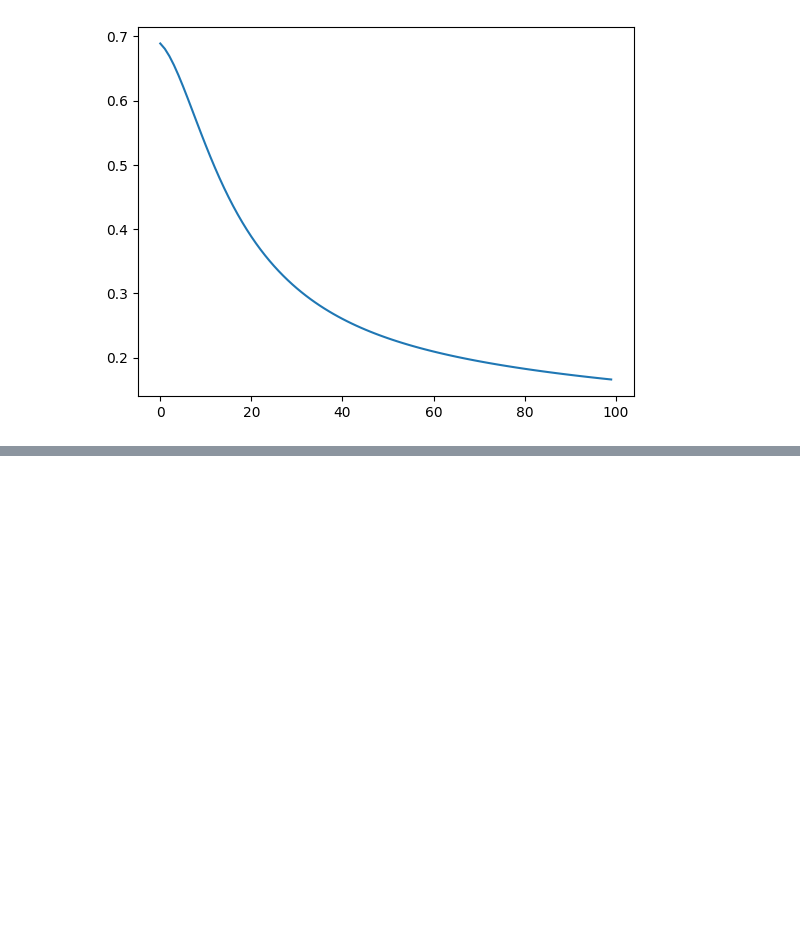
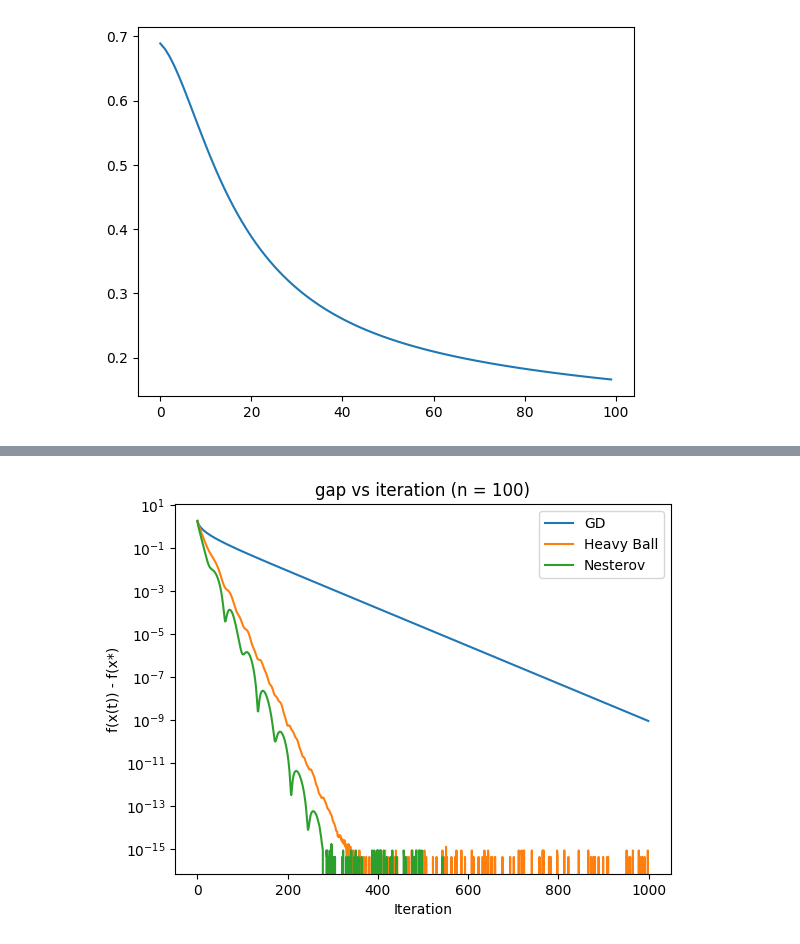
Before and after one commit to ageller02/MATH173A, a Jupyter notebook: HW_6.ipynb, the cells around one changed output, grey strips where cells are left out. Drawn from its saved outputs; the diff is of its cells as text; code cells hidden in the pictures; blank space fills up the shorter version.

```diff
--- a/HW_6.ipynb
+++ b/HW_6.ipynb
@@ -110,0 +258,14 @@ plt.show()
+# %%
+T = len(f_hist_100)
+iters = range(T)
+
+plt.semilogy(iters, f_hist_100,   label='GD')
+plt.semilogy(iters, f_hb_100,     label='Heavy Ball')
+plt.semilogy(iters, f_nes_100,    label='Nesterov')
+plt.xlabel('Iteration')
+plt.ylabel('f(x(t)) - f(x*)')
+plt.title('gap vs iteration (n = 100)')
+plt.legend()
+plt.show()
+# %% [output]
+[figure, added]
```
Also changed, not shown: parts of 11 cells of this notebook.
